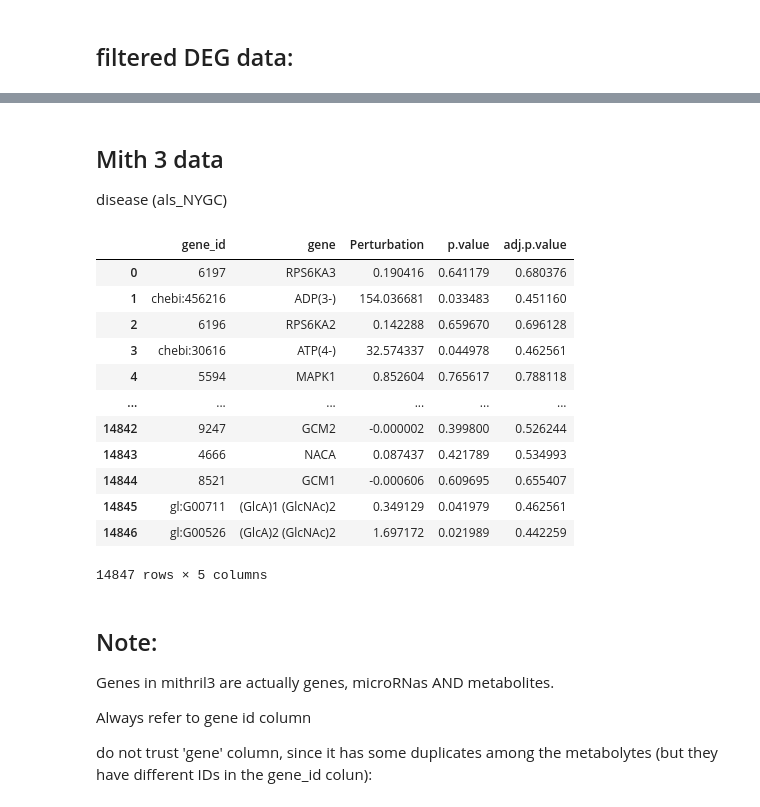
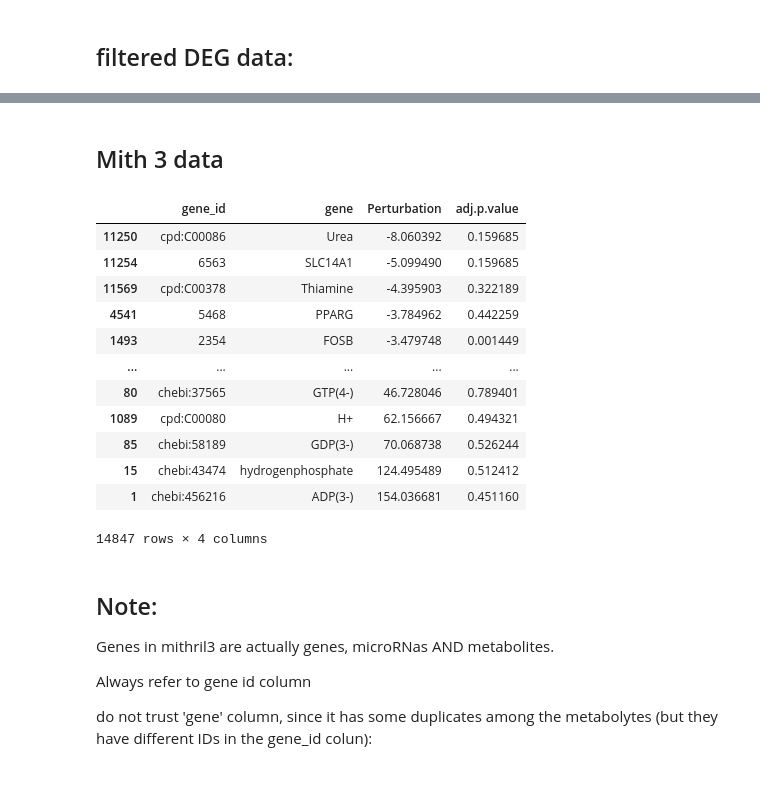
Before and after one commit to knowmics-lab/netcos, a Jupyter notebook: data_exploration/data_exploration_ipf.ipynb, the cells around one changed output, grey strips where cells are left out. Saved outputs shown, nothing was run; the diff lists cells and outputs as text; code cells hidden in the pictures.

```diff
--- a/data exploration/data_exploration_ALS.ipynb
+++ b/data_exploration/data_exploration_ipf.ipynb
@@ -61,24 +71,22 @@ DEG_signature_disease
 # %% [markdown]
 ## Mith 3 data
-disease (als_NYGC)
 # %%
-filename=DISEASE+'_mith3_signature.csv'
 mith_signature_disease=load_disease_signature(DISEASE, mith=True)
-mith_signature_disease
+mith_signature_disease.sort_values(by='Perturbation')
 # %% [output]
-|  | gene_id | gene | Perturbation | p.value | adj.p.value |
-| 0 | 6197 | RPS6KA3 | 0.190416 | 0.641179 | 0.680376 |
-| 1 | chebi:456216 | ADP(3-) | 154.036681 | 0.033483 | 0.451160 |
-| 2 | 6196 | RPS6KA2 | 0.142288 | 0.659670 | 0.696128 |
-| 3 | chebi:30616 | ATP(4-) | 32.574337 | 0.044978 | 0.462561 |
-| 4 | 5594 | MAPK1 | 0.852604 | 0.765617 | 0.788118 |
-| ... | ... | ... | ... | ... | ... |
-| 14842 | 9247 | GCM2 | -0.000002 | 0.399800 | 0.526244 |
-| 14843 | 4666 | NACA | 0.087437 | 0.421789 | 0.534993 |
-| 14844 | 8521 | GCM1 | -0.000606 | 0.609695 | 0.655407 |
-| 14845 | gl:G00711 | (GlcA)1 (GlcNAc)2 | 0.349129 | 0.041979 | 0.462561 |
-| 14846 | gl:G00526 | (GlcA)2 (GlcNAc)2 | 1.697172 | 0.021989 | 0.442259 |
+|  | gene_id | gene | Perturbation | adj.p.value |
+| 11250 | cpd:C00086 | Urea | -8.060392 | 0.159685 |
+| 11254 | 6563 | SLC14A1 | -5.099490 | 0.159685 |
+| 11569 | cpd:C00378 | Thiamine | -4.395903 | 0.322189 |
+| 4541 | 5468 | PPARG | -3.784962 | 0.442259 |
+| 1493 | 2354 | FOSB | -3.479748 | 0.001449 |
+| ... | ... | ... | ... | ... |
+| 80 | chebi:37565 | GTP(4-) | 46.728046 | 0.789401 |
+| 1089 | cpd:C00080 | H+ | 62.156667 | 0.494321 |
+| 85 | chebi:58189 | GDP(3-) | 70.068738 | 0.526244 |
+| 15 | chebi:43474 | hydrogenphosphate | 124.495489 | 0.512412 |
+| 1 | chebi:456216 | ADP(3-) | 154.036681 | 0.451160 |
-14847 rows × 5 columns
+14847 rows × 4 columns
 # %% [markdown]
 ## Note:
 Genes in mithril3 are actually genes, microRNas AND metabolites.
```
Also changed, not shown: parts of 74 cells of this notebook, 8 other files.
